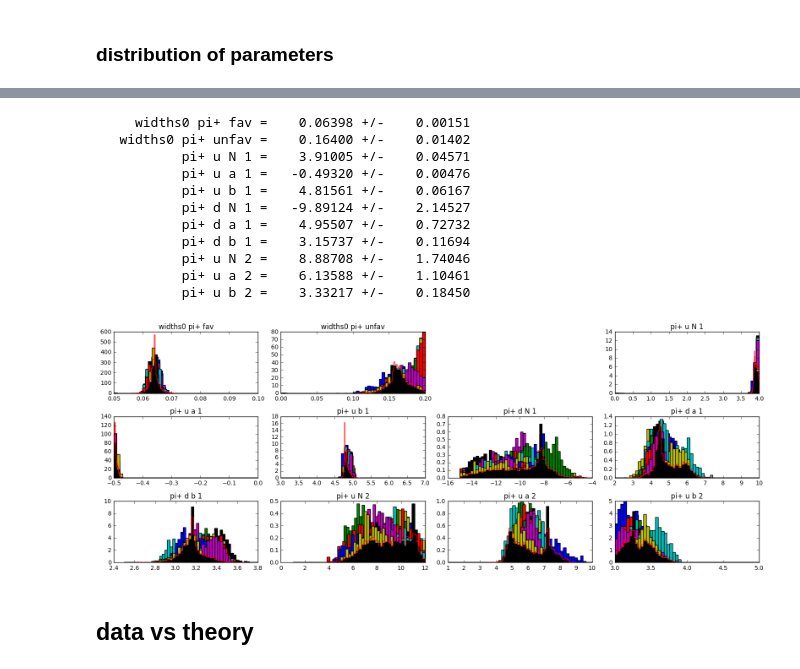
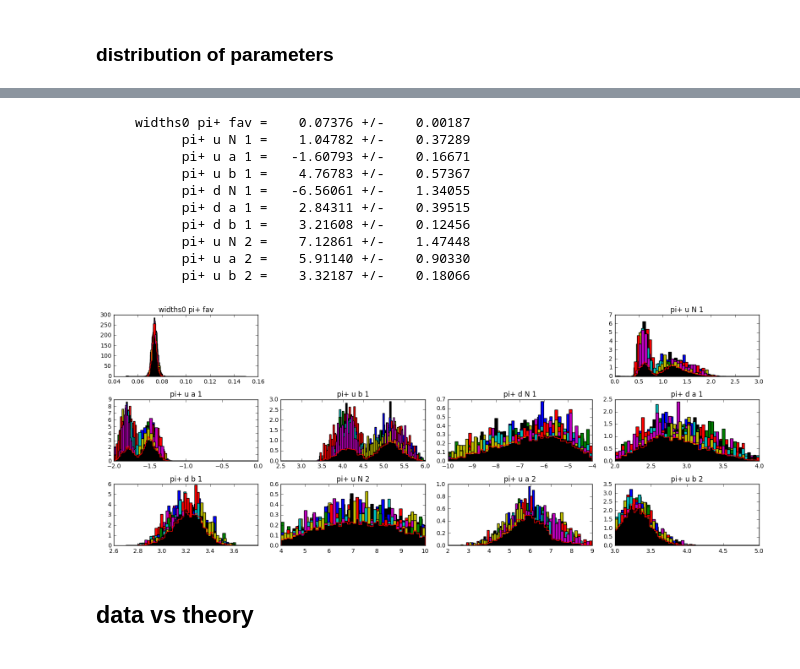
Before and after one commit to zack0179/transfer, a Jupyter notebook: fitlab/notebooks/sia_collins_alexei.ipynb, the cells around one changed output, grey strips where cells are left out. Cells and saved outputs as stored; diff of their text form; code cells hidden in the pictures.

```diff
--- a/fitlab/notebooks/sia_collins_alexei.ipynb
+++ b/fitlab/notebooks/sia_collins_alexei.ipynb
@@ -32,7 +32,7 @@ conf['datasets']={}
 # %%
 conf['datasets']['sia']={}
 conf['datasets']['sia']['filters']={0:{'idx':None,'filter':None}}
-conf['datasets']['sia']['filters'][0]['idx']=[1000,1001,1002,1003,1004,1005]
+conf['datasets']['sia']['filters'][0]['idx']=[1000,1001,1002,1003,1004,1005,2008,2009]
 conf['datasets']['sia']['filters'][0]['filter']="Q2>1.69"
 conf['datasets']['sia']['xlsx']={}
 conf["datasets"]["sia"]["xlsx"][1000]="sia/expdata/1000.xlsx"
@@ -41,6 +41,8 @@ conf["datasets"]["sia"]["xlsx"][1002]="sia/expdata/1002.xlsx"
 conf["datasets"]["sia"]["xlsx"][1003]="sia/expdata/1003.xlsx"
 conf["datasets"]["sia"]["xlsx"][1004]="sia/expdata/1004.xlsx"
 conf["datasets"]["sia"]["xlsx"][1005]="sia/expdata/1005.xlsx"
+conf['datasets']['sia']['xlsx'][2008]='sia/expdata/2008.xlsx'
+conf['datasets']['sia']['xlsx'][2009]='sia/expdata/2009.xlsx'
 conf['datasets']['sia']['norm']={}
 for k in conf['datasets']['sia']['xlsx']:
     conf['datasets']['sia']['norm'][k]={'value':1,'fixed':True,'min':0,'max':1}
@@ -173,46 +178,46 @@ def get_idx(key,tag):
         if order[i][1]==key and order[i][2]==tag:
             return i
 
 global cnt
 cnt=0
 def plot(tags):
     global cnt
     for i in range(1,len(tags)):
         cnt+=1
         if tags[i]==None: continue
         idx=get_idx(tags[0],tags[i])
         ax=py.subplot(nrows,ncols,cnt)
         vmin=np.amin(samples2.T[idx])
         vmax=np.amax(samples2.T[idx])
         R=None#(vmin,vmax)
         for k in runs:
             ax.hist(runs[k]['samples'].T[idx],weights=runs[k]['weights'],bins=50,normed=True,range=R)
         ax.hist(samples.T[idx],weights=weights,bins=50,color='k',normed=True,range=R)
         ax.hist(samples2.T[idx],weights=weights2,bins=50,color='r',histtype='step',normed=True,range=R)
         ax.set_title(tags[i])
         mean=np.einsum('i,i',samples2.T[idx],weights2)
         std=np.einsum('i,i',(samples2.T[idx]-mean)**2,weights2)**0.5
         print '%20s = %10.5f +/- %10.5f'%(tags[i],mean,std)
         #ax.set_xlim(vmin,vmax)
     py.tight_layout()
 
-plot(['collins','widths0 pi+ fav','widths0 pi+ unfav',None])
+#plot(['collins','widths0 pi+ fav','widths0 pi+ unfav',None])
+plot(['collins','widths0 pi+ fav',None,None])
 plot(['collins','pi+ u N 1','pi+ u a 1','pi+ u b 1'])
 plot(['collins','pi+ d N 1','pi+ d a 1','pi+ d b 1'])
 plot(['collins','pi+ u N 2','pi+ u a 2','pi+ u b 2'])
 # %% [output]
-     widths0 pi+ fav =    0.06398 +/-    0.00151
-   widths0 pi+ unfav =    0.16400 +/-    0.01402
-           pi+ u N 1 =    3.91005 +/-    0.04571
-           pi+ u a 1 =   -0.49320 +/-    0.00476
-           pi+ u b 1 =    4.81561 +/-    0.06167
-           pi+ d N 1 =   -9.89124 +/-    2.14527
-           pi+ d a 1 =    4.95507 +/-    0.72732
-           pi+ d b 1 =    3.15737 +/-    0.11694
-           pi+ u N 2 =    8.88708 +/-    1.74046
-           pi+ u a 2 =    6.13588 +/-    1.10461
-           pi+ u b 2 =    3.33217 +/-    0.18450
+     widths0 pi+ fav =    0.07376 +/-    0.00187
+           pi+ u N 1 =    1.04782 +/-    0.37289
+           pi+ u a 1 =   -1.60793 +/-    0.16671
+           pi+ u b 1 =    4.76783 +/-    0.57367
+           pi+ d N 1 =   -6.56061 +/-    1.34055
+           pi+ d a 1 =    2.84311 +/-    0.39515
+           pi+ d b 1 =    3.21608 +/-    0.12456
+           pi+ u N 2 =    7.12861 +/-    1.47448
+           pi+ u a 2 =    5.91140 +/-    0.90330
+           pi+ u b 2 =    3.32187 +/-    0.18066
-[figure, old version]
+[figure, new version]
 # %% [markdown]
 ## data vs theory
 # %%
```
Also changed, not shown: parts of 12 cells of this notebook, 3 other files.
